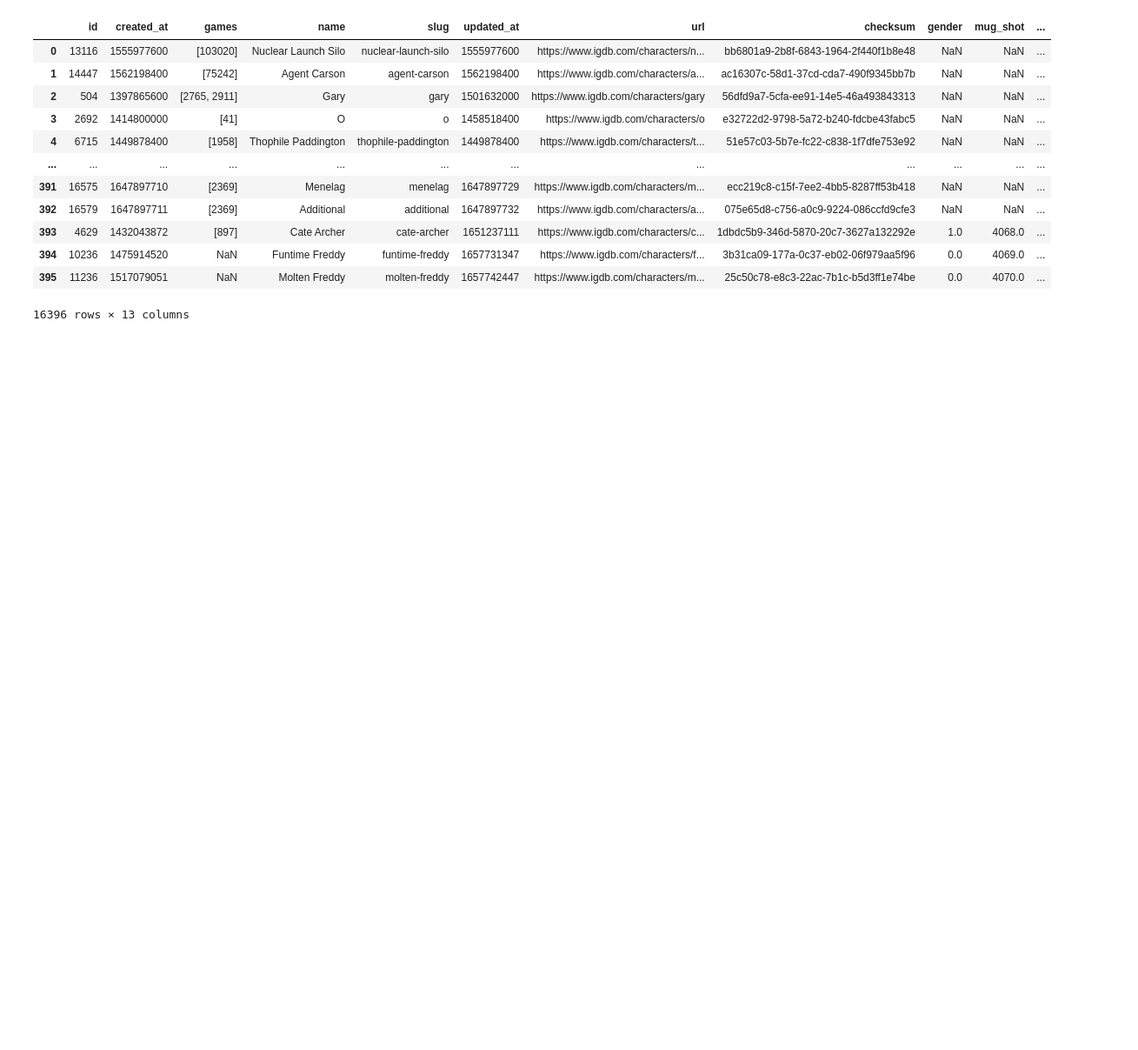
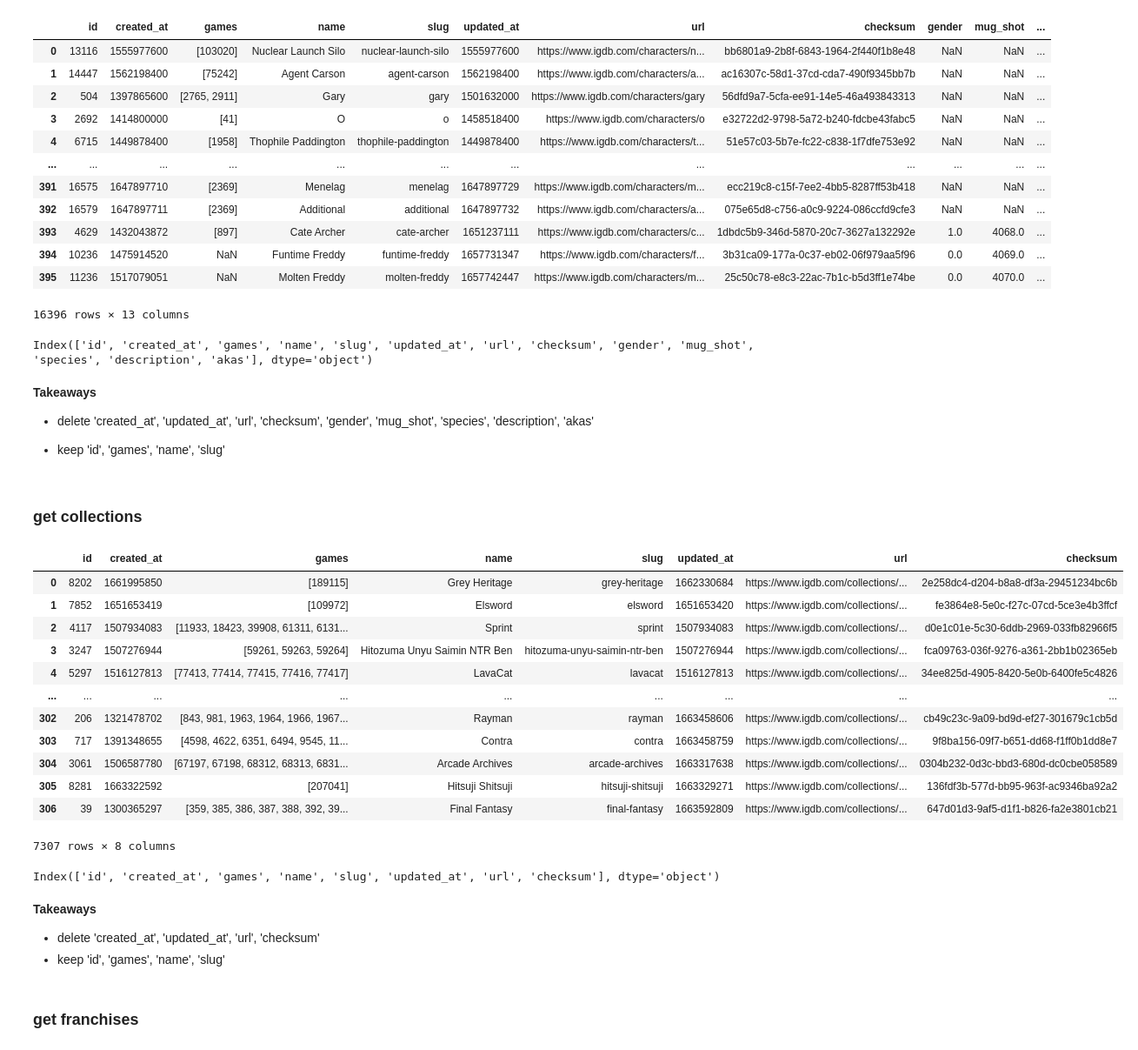
Before and after one commit to MrEnigmamgine/Videogame-Capstone_fork, a Jupyter notebook: jarrid_workbook.ipynb, the cells around one changed output. Shown at 87% size. Saved outputs shown, nothing was run; the diff lists cells and outputs as text; code cells hidden in the pictures; blank space fills up the shorter version.

```diff
--- a/jarrid_workbook.ipynb
+++ b/jarrid_workbook.ipynb
@@ -383,3 +415,51 @@ characters
 | 394 | 10236 | 1475914520 | NaN | Funtime Freddy | funtime-freddy | 1657731347 | https://www.igdb.com/characters/f... | 3b31ca09-177a-0c37-eb02-06f979aa5f96 | 0.0 | 4069.0 | ... |
 | 395 | 11236 | 1517079051 | NaN | Molten Freddy | molten-freddy | 1657742447 | https://www.igdb.com/characters/m... | 25c50c78-e8c3-22ac-7b1c-b5d3ff1e74be | 0.0 | 4070.0 | ... |
 16396 rows × 13 columns
+# %%
+characters.columns
+# %% [output]
+Index(['id', 'created_at', 'games', 'name', 'slug', 'updated_at', 'url', 'checksum', 'gender', 'mug_shot', 'species', 'description', 'akas'], dtype='object')
+# %% [markdown]
+**Takeaways**
+
+- delete  'created_at',  'updated_at', 'url', 'checksum', 'gender', 'mug_shot', 'species', 'description', 'akas'
+
+- keep 'id', 'games', 'name', 'slug'
+# %% [markdown]
+### get collections
+# %%
+def get_collections(wrapper):
+    collections = pd.DataFrame()
+    for i in range (0, 409):
+        a_ratings = wrapper.api_request('collections', 'fields *; limit 500;' f'offset {i * 500};')
+        y = json.loads(a_ratings)
+        results_df =pd.DataFrame(y)
+        collections = pd.concat([collections, results_df])
+    return collections
+# %%
+collections = get_collections(wrapper)
+collections
+# %% [output]
+|  | id | created_at | games | name | slug | updated_at | url | checksum |
+| 0 | 8202 | 1661995850 | [189115] | Grey Heritage | grey-heritage | 1662330684 | https://www.igdb.com/collections/... | 2e258dc4-d204-b8a8-df3a-29451234bc6b |
+| 1 | 7852 | 1651653419 | [109972] | Elsword | elsword | 1651653420 | https://www.igdb.com/collections/... | fe3864e8-5e0c-f27c-07cd-5ce3e4b3ffcf |
+| 2 | 4117 | 1507934083 | [11933, 18423, 39908, 61311, 6131... | Sprint | sprint | 1507934083 | https://www.igdb.com/collections/... | d0e1c01e-5c30-6ddb-2969-033fb82966f5 |
+| 3 | 3247 | 1507276944 | [59261, 59263, 59264] | Hitozuma Unyu Saimin NTR Ben | hitozuma-unyu-saimin-ntr-ben | 1507276944 | https://www.igdb.com/collections/... | fca09763-036f-9276-a361-2bb1b02365eb |
+| 4 | 5297 | 1516127813 | [77413, 77414, 77415, 77416, 77417] | LavaCat | lavacat | 1516127813 | https://www.igdb.com/collections/... | 34ee825d-4905-8420-5e0b-6400fe5c4826 |
+| ... | ... | ... | ... | ... | ... | ... | ... | ... |
+| 302 | 206 | 1321478702 | [843, 981, 1963, 1964, 1966, 1967... | Rayman | rayman | 1663458606 | https://www.igdb.com/collections/... | cb49c23c-9a09-bd9d-ef27-301679c1cb5d |
+| 303 | 717 | 1391348655 | [4598, 4622, 6351, 6494, 9545, 11... | Contra | contra | 1663458759 | https://www.igdb.com/collections/... | 9f8ba156-09f7-b651-dd68-f1ff0b1dd8e7 |
+| 304 | 3061 | 1506587780 | [67197, 67198, 68312, 68313, 6831... | Arcade Archives | arcade-archives | 1663317638 | https://www.igdb.com/collections/... | 0304b232-0d3c-bbd3-680d-dc0cbe058589 |
+| 305 | 8281 | 1663322592 | [207041] | Hitsuji Shitsuji | hitsuji-shitsuji | 1663329271 | https://www.igdb.com/collections/... | 136fdf3b-577d-bb95-963f-ac9346ba92a2 |
+| 306 | 39 | 1300365297 | [359, 385, 386, 387, 388, 392, 39... | Final Fantasy | final-fantasy | 1663592809 | https://www.igdb.com/collections/... | 647d01d3-9af5-d1f1-b826-fa2e3801cb21 |
+7307 rows × 8 columns
+# %%
+collections.columns
+# %% [output]
+Index(['id', 'created_at', 'games', 'name', 'slug', 'updated_at', 'url', 'checksum'], dtype='object')
+# %% [markdown]
+**Takeaways**
+- delete 'created_at', 'updated_at', 'url', 'checksum'
+- keep 'id', 'games', 'name', 'slug'
+# %% [markdown]
+### get franchises
```
Also changed, not shown: parts of 85 cells of this notebook, 1 other file.
